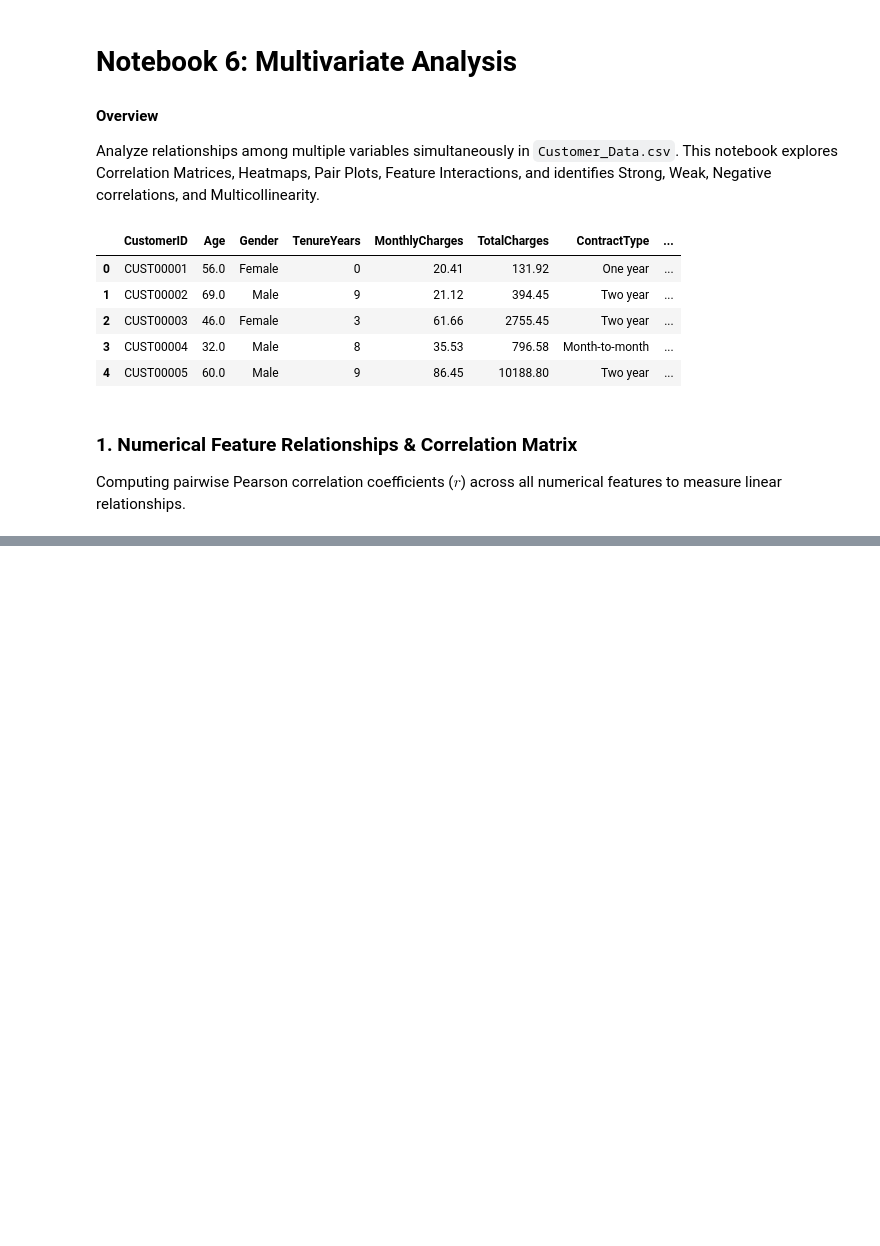
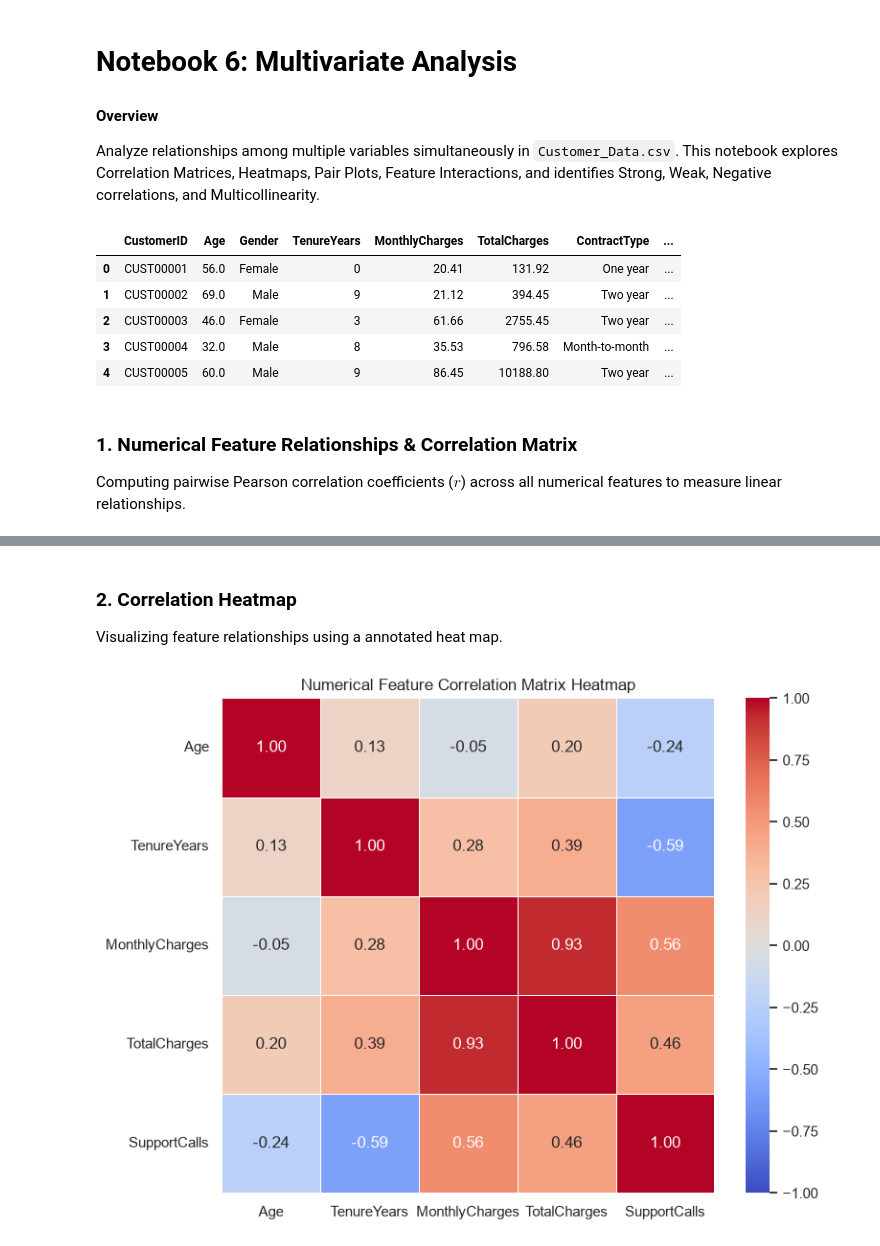
Before and after one commit to Balaji-krish09/Sprint_4_Data_Inspection, a Jupyter notebook: 06_Multivariate_Analysis.ipynb, the cells around one changed output, grey strips where cells are left out. Drawn from its saved outputs; the diff is of its cells as text; code cells hidden in the pictures; blank space fills up the shorter version.

```diff
--- a/06_Multivariate_Analysis.ipynb
+++ b/06_Multivariate_Analysis.ipynb
@@ -33,0 +42,19 @@ print(corr_matrix.round(3))
+# %% [markdown]
+### 2. Correlation Heatmap
+Visualizing feature relationships using a annotated heat map.
+# %%
+plt.figure(figsize=(8, 6))
+sns.heatmap(
+    corr_matrix,
+    annot=True,
+    fmt=".2f",
+    cmap="coolwarm",
+    vmin=-1,
+    vmax=1,
+    linewidths=0.5,
+)
+plt.title("Numerical Feature Correlation Matrix Heatmap")
+plt.tight_layout()
+plt.show()
+# %% [output]
+[figure, added]
```
Also changed, not shown: parts of 6 cells of this notebook, 3 other files.
